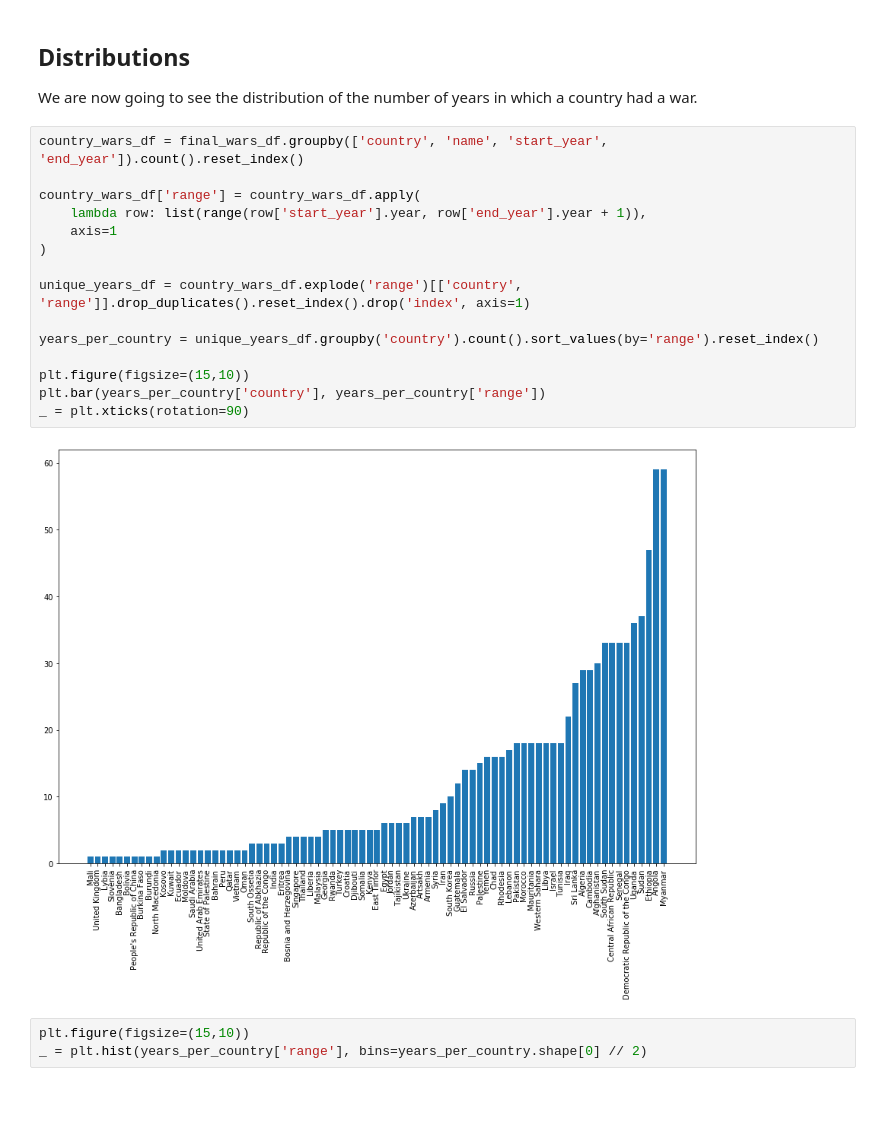
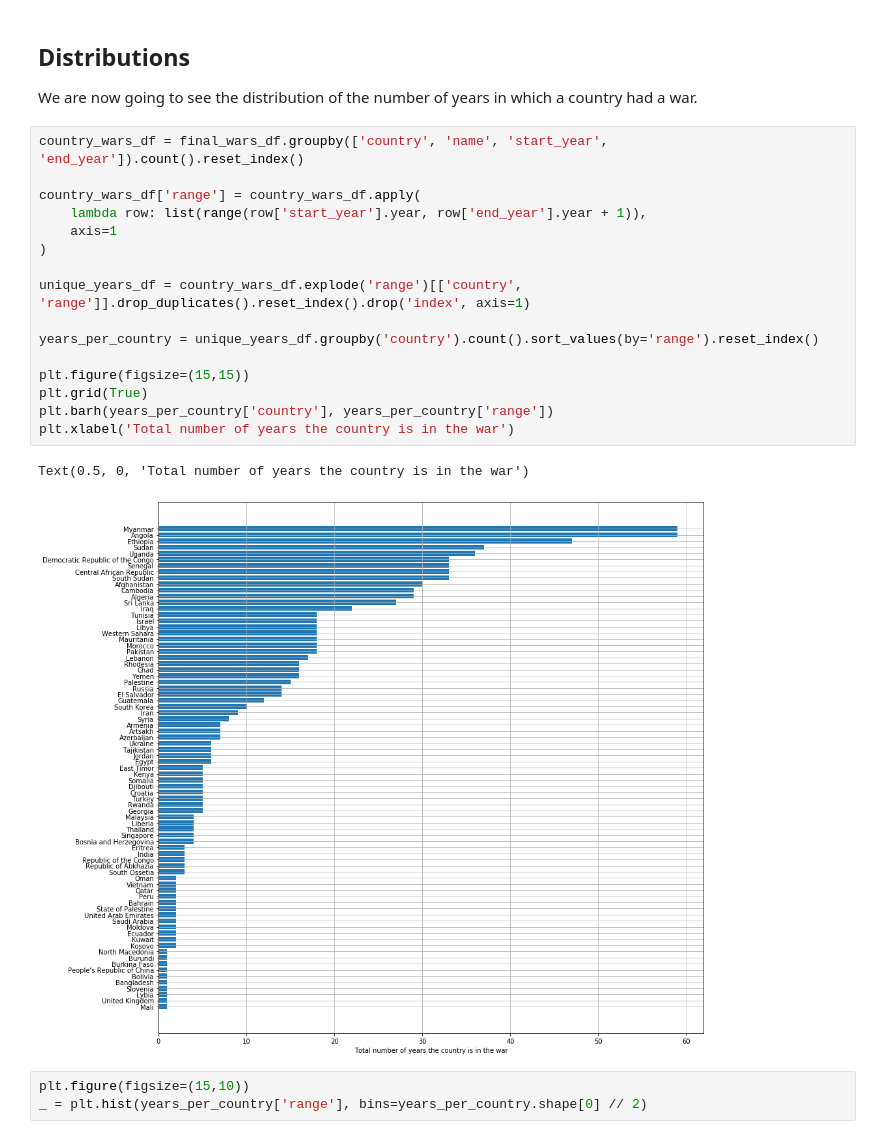
Before and after one commit to pull-fiction/make-crops-not-war, a Jupyter notebook: project.ipynb, the cells around one changed output. Cells and saved outputs as stored; diff of their text form; blank space fills up the shorter version.

```diff
--- a/project.ipynb
+++ b/project.ipynb
@@ -305,20 +304,22 @@ We are now going to see the distribution of the number of years in which a count
 # %%
 country_wars_df = final_wars_df.groupby(['country', 'name', 'start_year', 'end_year']).count().reset_index()
 
 country_wars_df['range'] = country_wars_df.apply(
     lambda row: list(range(row['start_year'].year, row['end_year'].year + 1)),
     axis=1
 )
 
 unique_years_df = country_wars_df.explode('range')[['country', 'range']].drop_duplicates().reset_index().drop('index', axis=1)
 
 years_per_country = unique_years_df.groupby('country').count().sort_values(by='range').reset_index()
 
-plt.figure(figsize=(15,10))
-plt.bar(years_per_country['country'], years_per_country['range'])
-_ = plt.xticks(rotation=90)
+plt.figure(figsize=(15,15))
+plt.grid(True)
+plt.barh(years_per_country['country'], years_per_country['range'])
+plt.xlabel('Total number of years the country is in the war')
 # %% [output]
+Text(0.5, 0, 'Total number of years the country is in the war')
-[figure, old version]
+[figure, new version]
 # %%
 plt.figure(figsize=(15,10))
 _ = plt.hist(years_per_country['range'], bins=years_per_country.shape[0] // 2)
```
Also changed, not shown: parts of 26 cells of this notebook.
